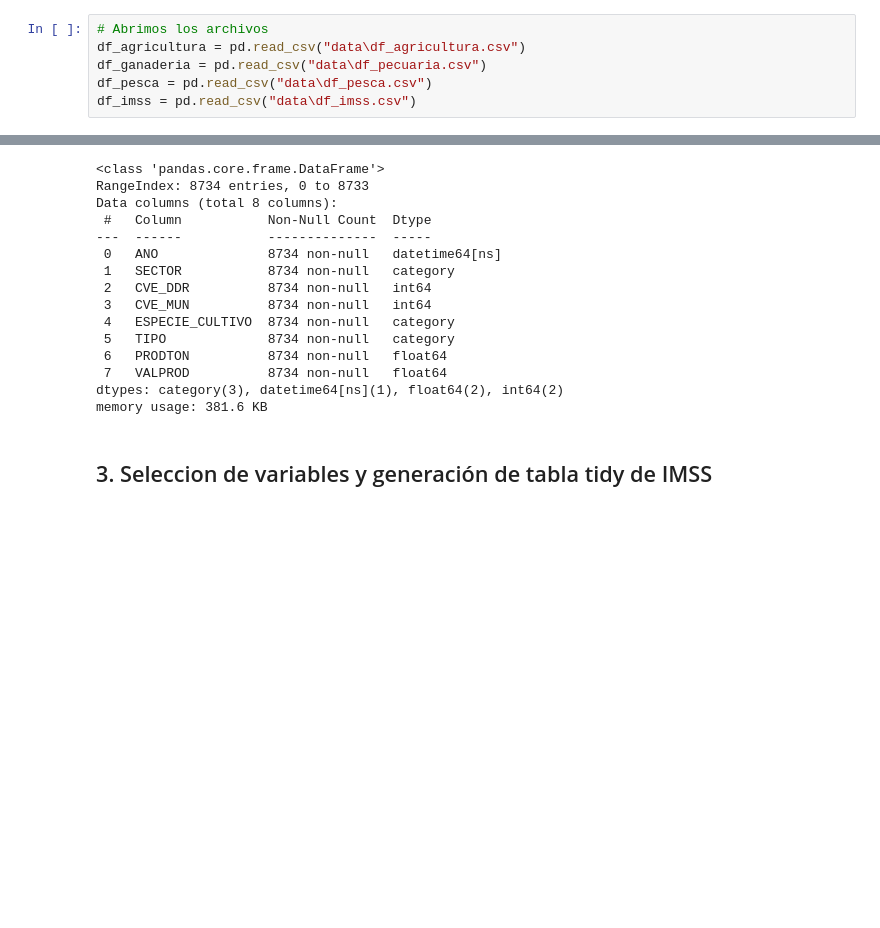
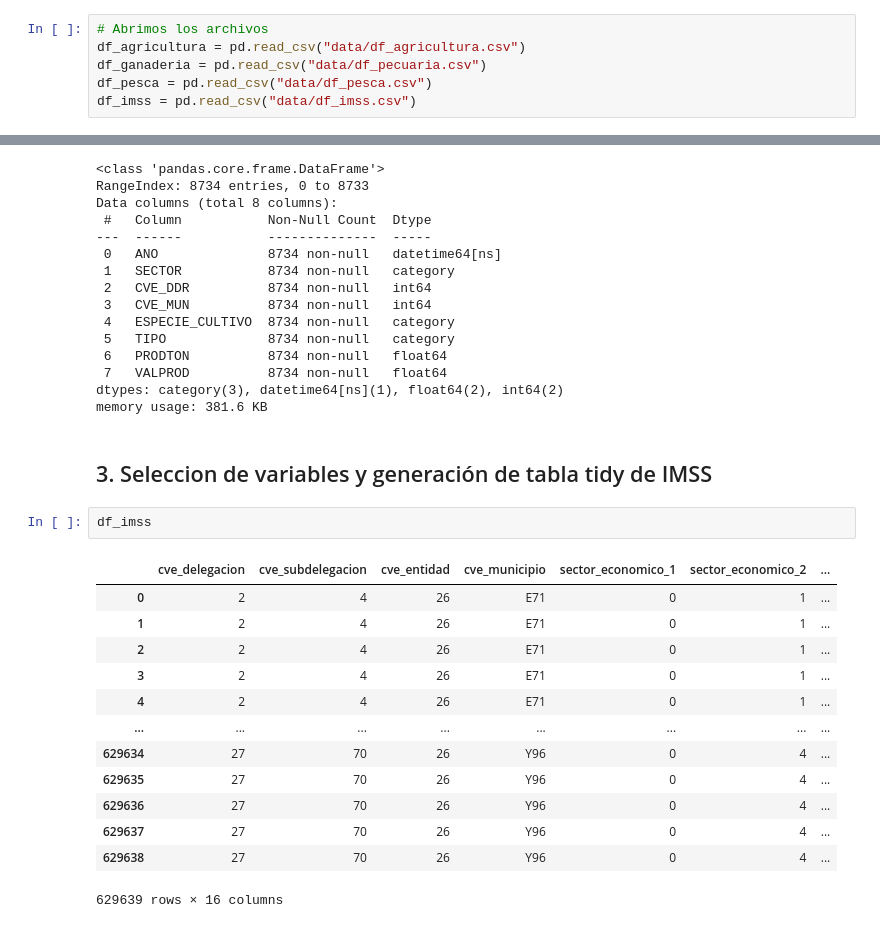
Before and after one commit to empleo-inducido/Trabajos_Generados, a Jupyter notebook: processing_data.ipynb, the cells around one changed output, grey strips where cells are left out. Saved outputs shown, nothing was run; the diff lists cells and outputs as text; blank space fills up the shorter version.

```diff
--- a/processing_data.ipynb
+++ b/processing_data.ipynb
@@ -6,10 +6,10 @@ import pandas as pd
 import datetime as dt
 # %%
 # Abrimos los archivos
-df_agricultura = pd.read_csv("data\df_agricultura.csv")
-df_ganaderia = pd.read_csv("data\df_pecuaria.csv")
-df_pesca = pd.read_csv("data\df_pesca.csv")
-df_imss = pd.read_csv("data\df_imss.csv")
+df_agricultura = pd.read_csv("data/df_agricultura.csv")
+df_ganaderia = pd.read_csv("data/df_pecuaria.csv")
+df_pesca = pd.read_csv("data/df_pesca.csv")
+df_imss = pd.read_csv("data/df_imss.csv")
 # %% [markdown]
 ## 1. Tipo de datos
 # %% [markdown]
@@ -714,3 +714,19 @@ dtypes: category(3), datetime64[ns](1), float64(2), int64(2)
 memory usage: 381.6 KB
 # %% [markdown]
 ## 3. Seleccion de variables y generación de tabla tidy de IMSS
+# %%
+df_imss
+# %% [output]
+|  | cve_delegacion | cve_subdelegacion | cve_entidad | cve_municipio | sector_economico_1 | sector_economico_2 | ... |
+| 0 | 2 | 4 | 26 | E71 | 0 | 1 | ... |
+| 1 | 2 | 4 | 26 | E71 | 0 | 1 | ... |
+| 2 | 2 | 4 | 26 | E71 | 0 | 1 | ... |
+| 3 | 2 | 4 | 26 | E71 | 0 | 1 | ... |
+| 4 | 2 | 4 | 26 | E71 | 0 | 1 | ... |
+| ... | ... | ... | ... | ... | ... | ... | ... |
+| 629634 | 27 | 70 | 26 | Y96 | 0 | 4 | ... |
+| 629635 | 27 | 70 | 26 | Y96 | 0 | 4 | ... |
+| 629636 | 27 | 70 | 26 | Y96 | 0 | 4 | ... |
+| 629637 | 27 | 70 | 26 | Y96 | 0 | 4 | ... |
+| 629638 | 27 | 70 | 26 | Y96 | 0 | 4 | ... |
+629639 rows × 16 columns
```
Also changed, not shown: parts of 24 cells of this notebook.
